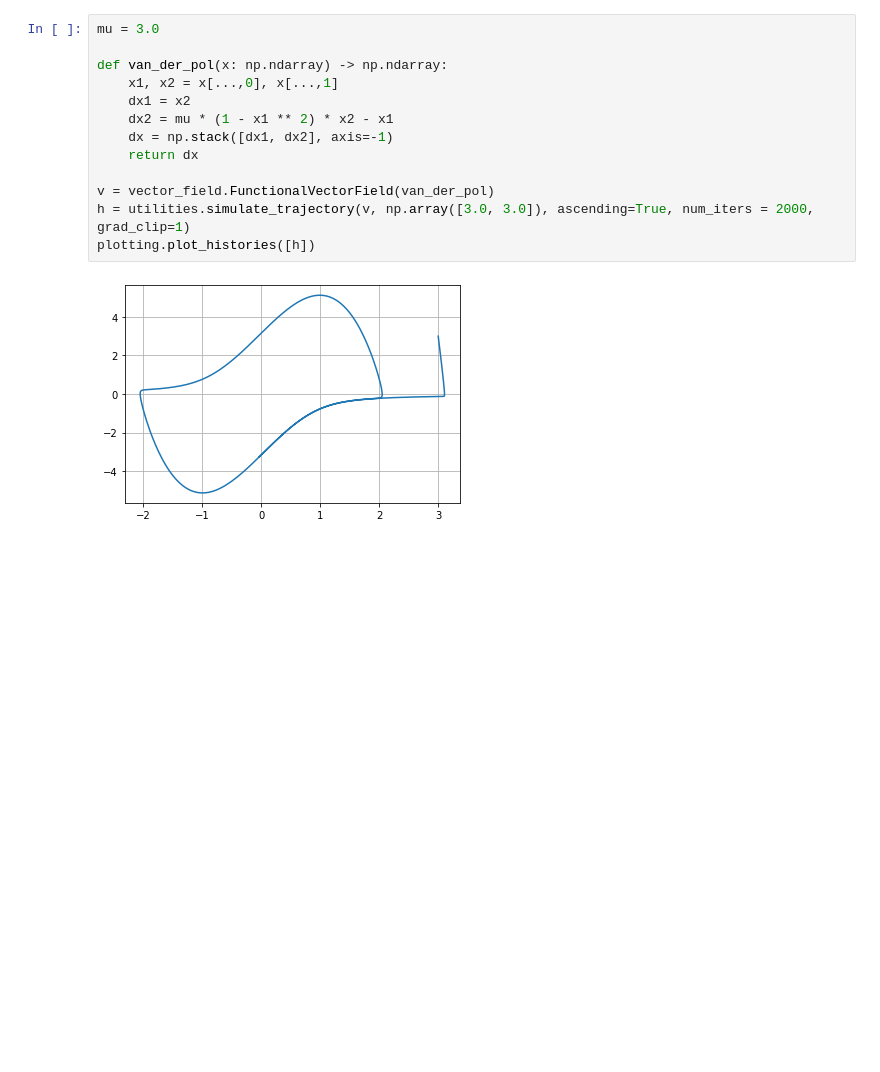
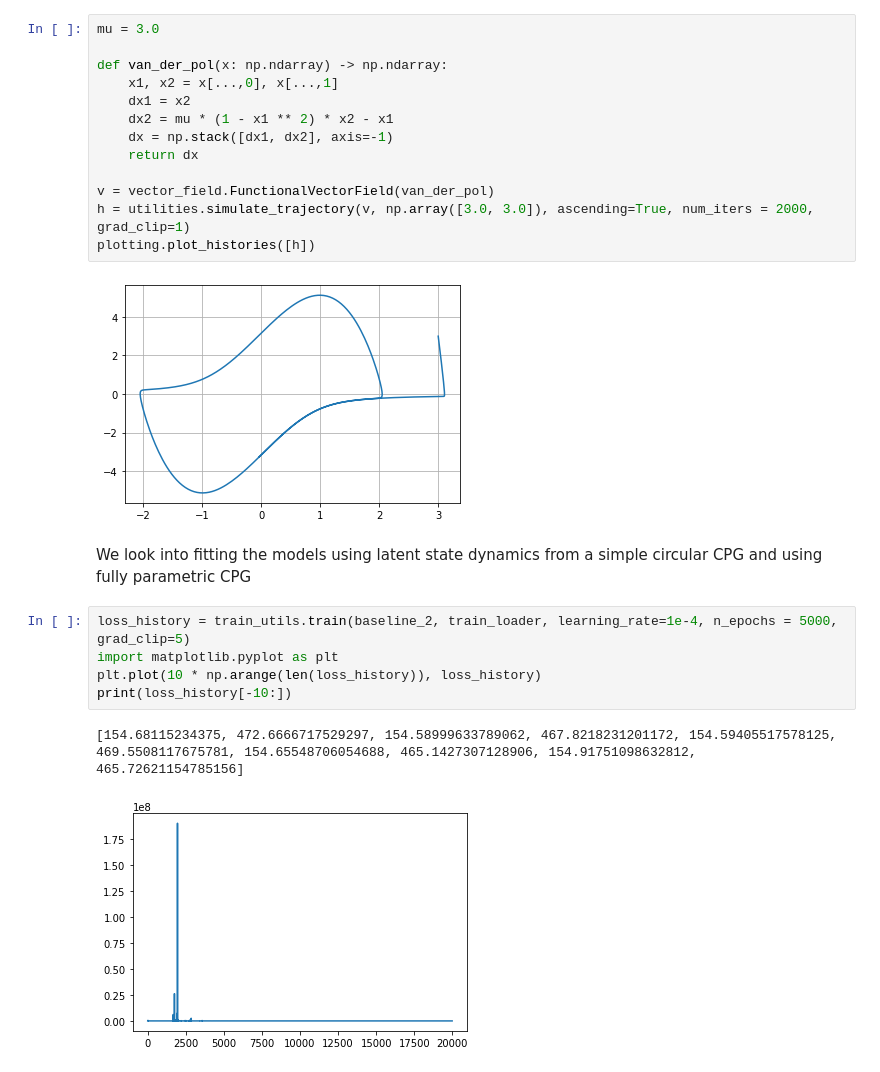
Before and after one commit to dtch1997/learning_limit_cycles, a Jupyter notebook: fit_van_der_pol.ipynb, the cells around one changed output. Saved outputs shown, nothing was run; the diff lists cells and outputs as text; blank space fills up the shorter version.

```diff
--- a/fit_van_der_pol.ipynb
+++ b/fit_van_der_pol.ipynb
@@ -192,3 +197,13 @@ h = utilities.simulate_trajectory(v, np.array([3.0, 3.0]), ascending=True, num_i
 plotting.plot_histories([h])
 # %% [output]
 [figure]
+# %% [markdown]
+We look into fitting the models using latent state dynamics from a simple circular CPG and using fully parametric CPG
+# %%
+loss_history = train_utils.train(baseline_2, train_loader, learning_rate=1e-4, n_epochs = 5000, grad_clip=5)
+import matplotlib.pyplot as plt
+plt.plot(10 * np.arange(len(loss_history)), loss_history)
+print(loss_history[-10:])
+# %% [output]
+[154.68115234375, 472.6666717529297, 154.58999633789062, 467.8218231201172, 154.59405517578125, 469.5508117675781, 154.65548706054688, 465.1427307128906, 154.91751098632812, 465.72621154785156]
+[figure, added]
```
Also changed, not shown: parts of 8 cells of this notebook, 2 other files.
